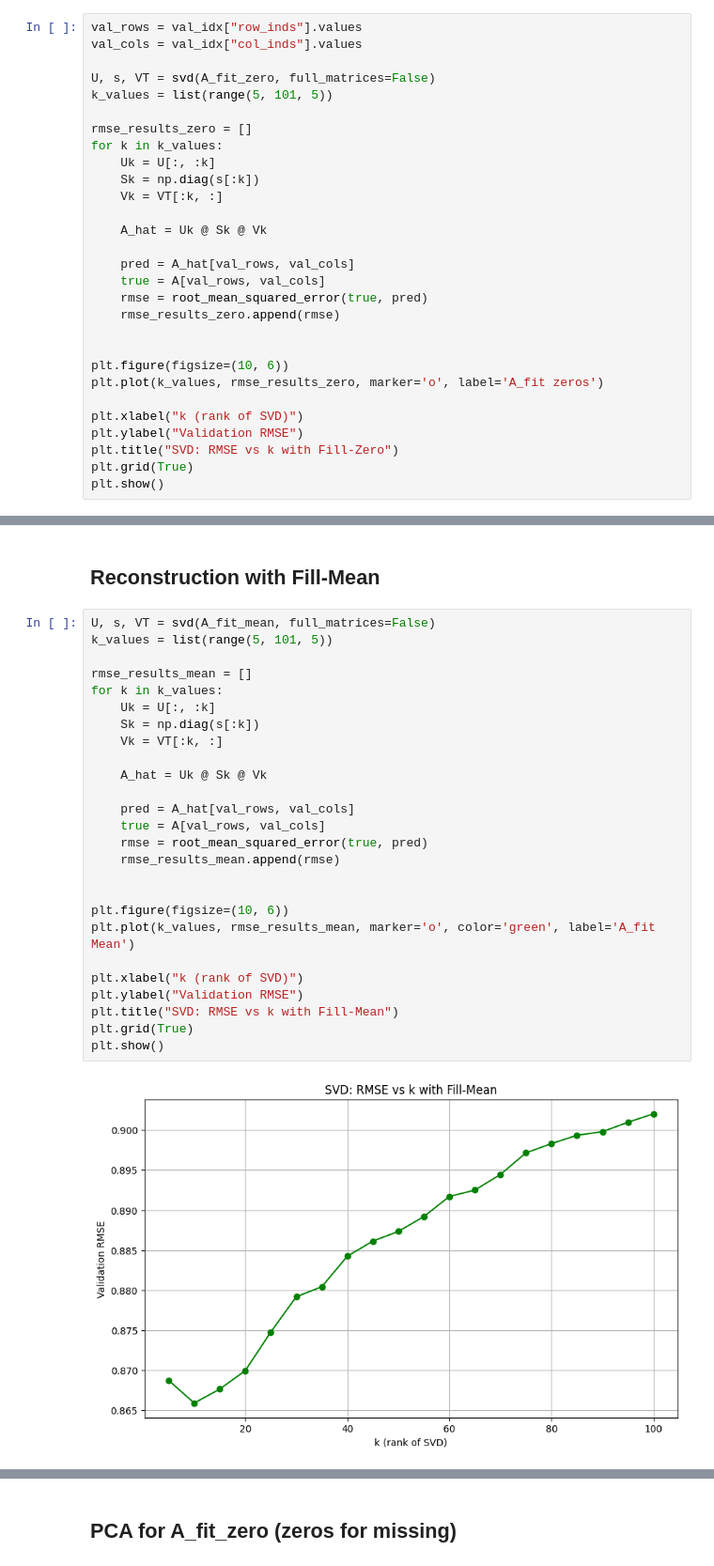
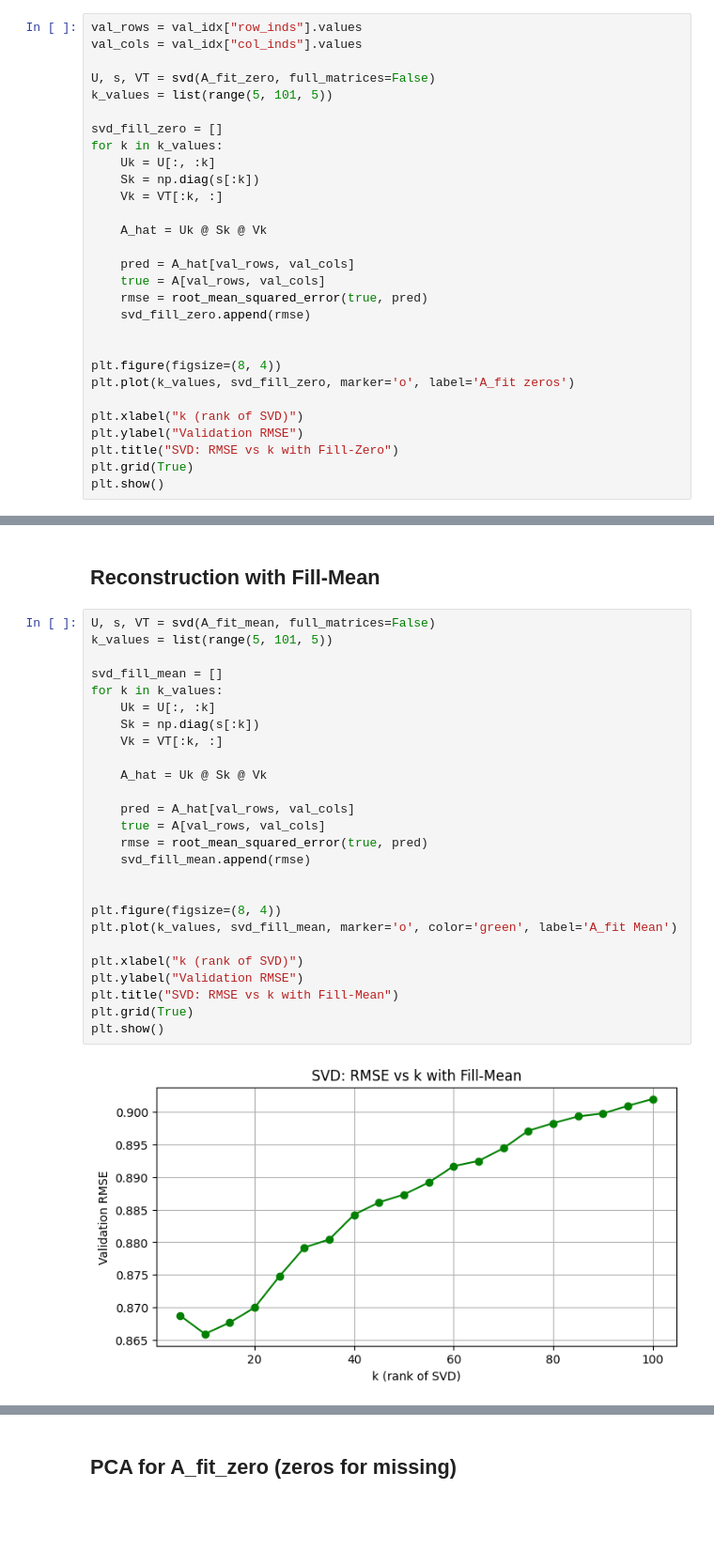
Before and after one commit to pouriaSameti/Mathematics-For-Data-Science, a Jupyter notebook: Project 2/code.ipynb, the cells around one changed output, grey strips where cells are left out. Shown at 94% size. Drawn from its saved outputs; the diff is of its cells as text; blank space fills up the shorter version.

```diff
--- a/Project 2/code.ipynb
+++ b/Project 2/code.ipynb
@@ -166,7 +166,7 @@ val_cols = val_idx["col_inds"].values
 U, s, VT = svd(A_fit_zero, full_matrices=False)
 k_values = list(range(5, 101, 5))
 
-rmse_results_zero = []
+svd_fill_zero = []
 for k in k_values:
     Uk = U[:, :k]
     Sk = np.diag(s[:k])
@@ -177,11 +177,11 @@ for k in k_values:
     pred = A_hat[val_rows, val_cols]
     true = A[val_rows, val_cols]
     rmse = root_mean_squared_error(true, pred)
-    rmse_results_zero.append(rmse)
+    svd_fill_zero.append(rmse)
 
 
-plt.figure(figsize=(10, 6))
-plt.plot(k_values, rmse_results_zero, marker='o', label='A_fit zeros')
+plt.figure(figsize=(8, 4))
+plt.plot(k_values, svd_fill_zero, marker='o', label='A_fit zeros')
 
 plt.xlabel("k (rank of SVD)")
 plt.ylabel("Validation RMSE")
@@ -195,29 +195,29 @@ plt.show()
 # %%
 U, s, VT = svd(A_fit_mean, full_matrices=False)
 k_values = list(range(5, 101, 5))
 
-rmse_results_mean = []
+svd_fill_mean = []
 for k in k_values:
     Uk = U[:, :k]
     Sk = np.diag(s[:k])
     Vk = VT[:k, :]
 
     A_hat = Uk @ Sk @ Vk
 
     pred = A_hat[val_rows, val_cols]
     true = A[val_rows, val_cols]
     rmse = root_mean_squared_error(true, pred)
-    rmse_results_mean.append(rmse)
+    svd_fill_mean.append(rmse)
 
 
-plt.figure(figsize=(10, 6))
-plt.plot(k_values, rmse_results_mean, marker='o', color='green', label='A_fit Mean')
+plt.figure(figsize=(8, 4))
+plt.plot(k_values, svd_fill_mean, marker='o', color='green', label='A_fit Mean')
 
 plt.xlabel("k (rank of SVD)")
 plt.ylabel("Validation RMSE")
 plt.title("SVD: RMSE vs k with Fill-Mean")
 plt.grid(True)
 plt.show()
 # %% [output]
-[figure, old version]
+[figure, new version]
 # %% [markdown]
```
Also changed, not shown: parts of 6 cells of this notebook.
